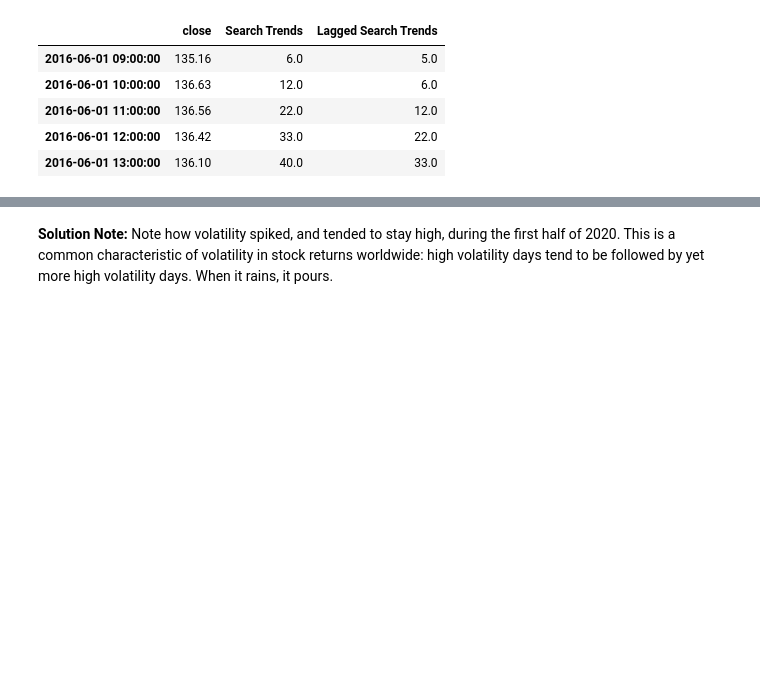
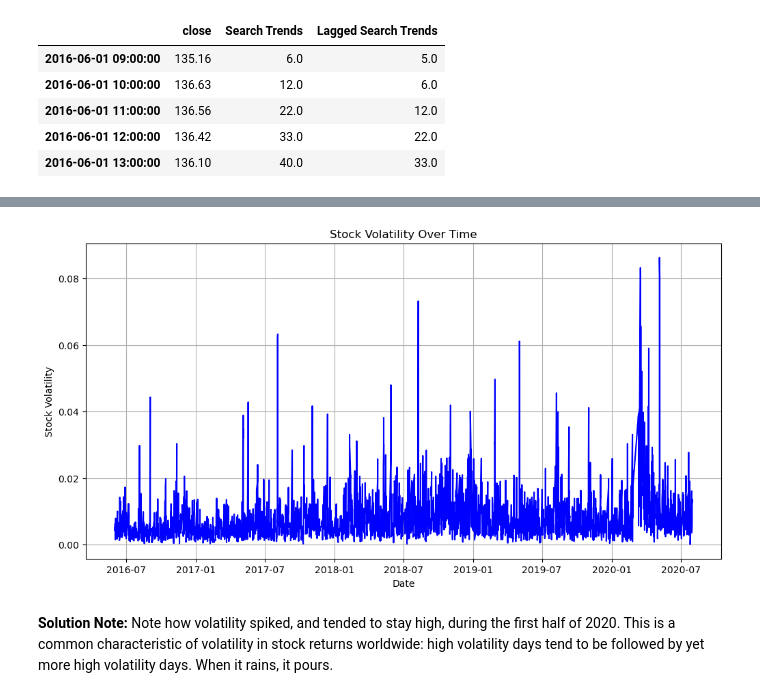
Before and after one commit to shawnakumar/prophet-challenge, a Jupyter notebook: forecasting_net_prophet.ipynb, the cells around one changed output, grey strips where cells are left out. Drawn from its saved outputs; the diff is of its cells as text; code cells hidden in the pictures; blank space fills up the shorter version.

```diff
--- a/forecasting_net_prophet.ipynb
+++ b/forecasting_net_prophet.ipynb
@@ -406,5 +406,6 @@ df_merged_mercado.head()
 # %%
 # Create a new column in the mercado_stock_trends_df DataFrame called Stock Volatility
 # This column should calculate the standard deviation of the closing stock price return data over a 4 period rolling window
-df_mercado_trends["Stock Volatility"] = df_mercado_trends["close"].pct_change().rolling(window=4).std()
+df_merged_mercado["Stock Volatility"] = df_merged_mercado["close"].pct_change().rolling(window=4).std()
+df_merged_mercado.head()
 # %% [output]
@@ -414,3 +418,14 @@ KeyError: 'close'
+# %%
+# Visualize the stock volatility
+plt.figure(figsize=(12, 6))
+plt.plot(df_merged_mercado.index, df_merged_mercado["Stock Volatility"], color='blue')
+plt.title('Stock Volatility Over Time')
+plt.xlabel('Date')
+plt.ylabel('Stock Volatility')
+plt.grid(True)
+plt.show()
+# %% [output]
+[figure, added]
 # %% [markdown]
 **Solution Note:** Note how volatility spiked, and tended to stay high, during the first half of 2020. This is a common characteristic of volatility in stock returns worldwide: high volatility days tend to be followed by yet more high volatility days. When it rains, it pours.
 # %%
```
Also changed, not shown: parts of 2 cells of this notebook.
